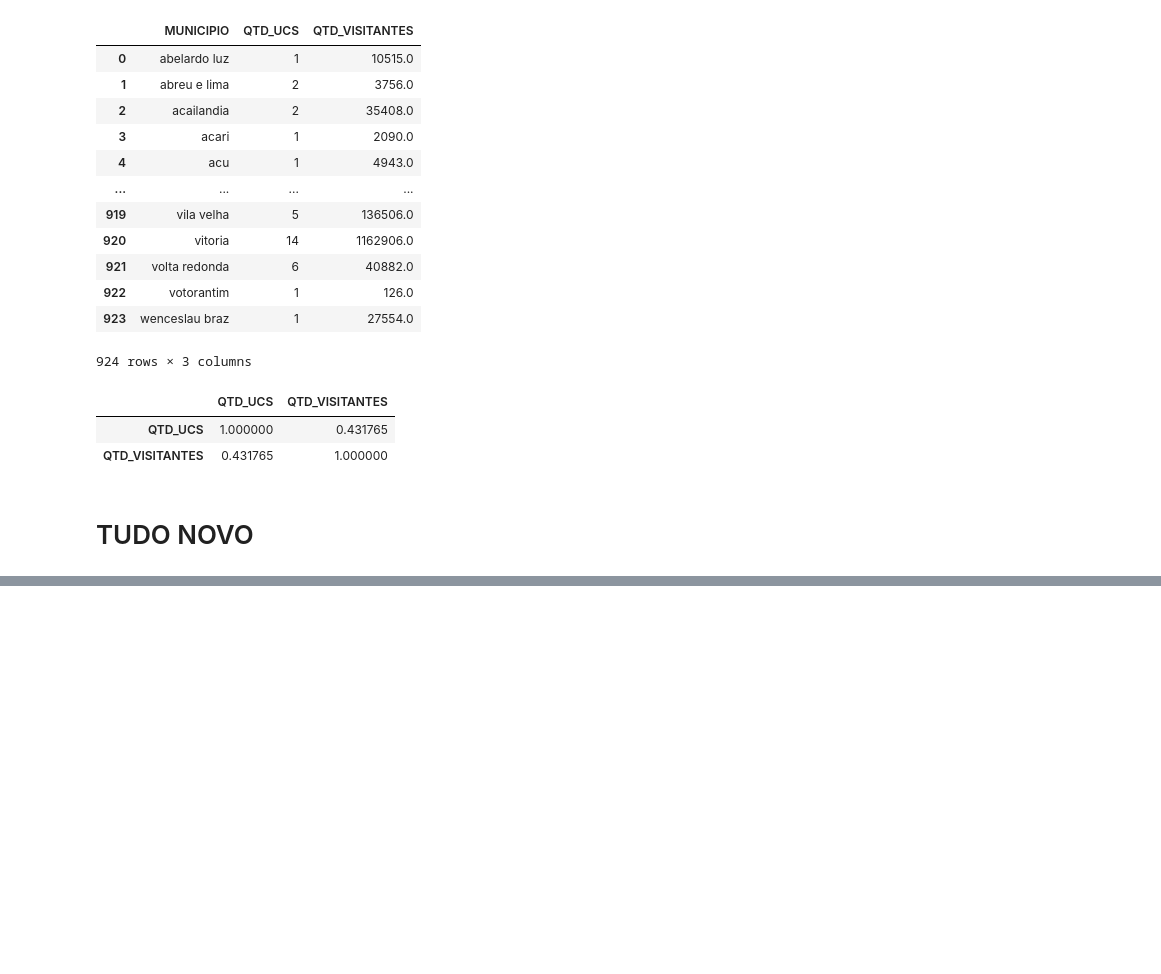
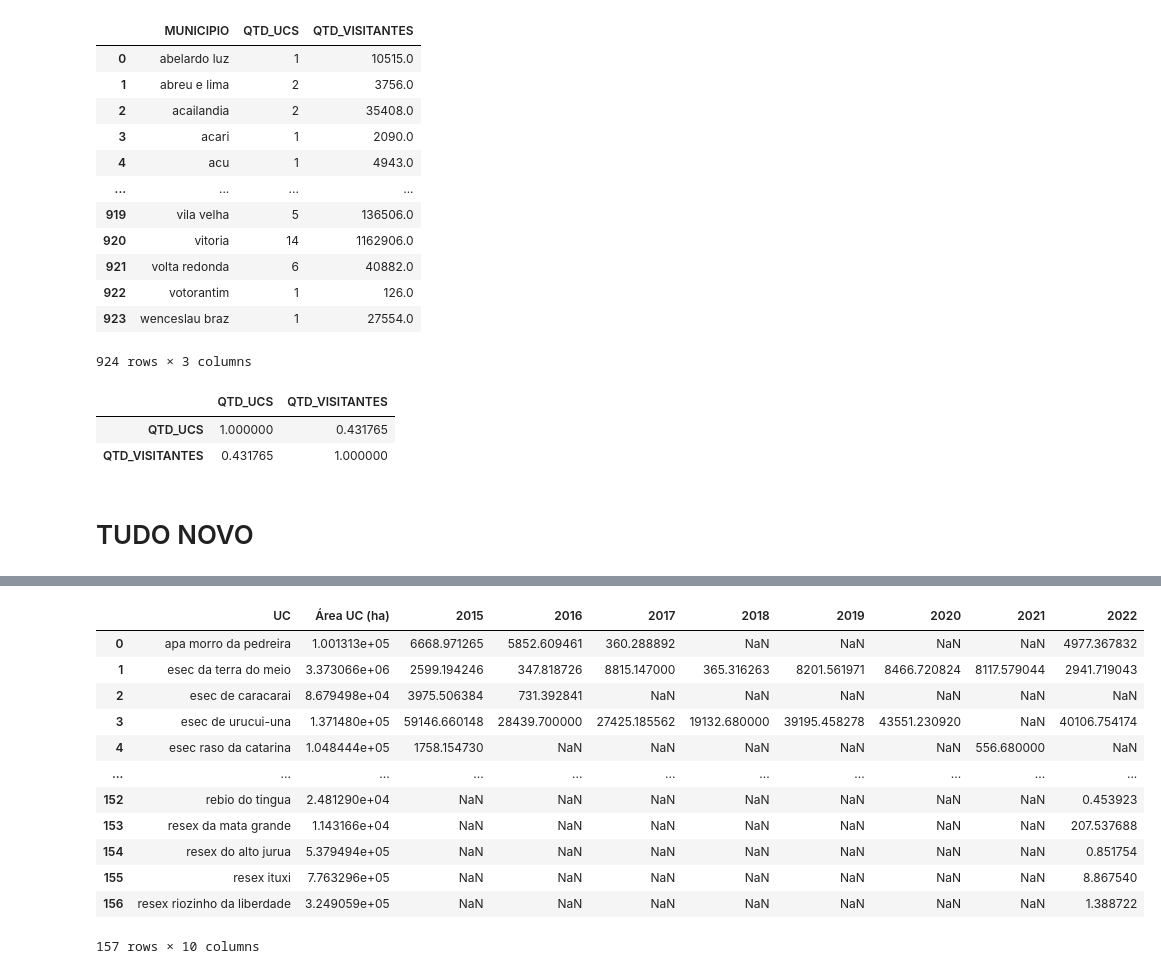
Before and after one commit to FrostPrice/kdd-queimadas-nas-ucs, a Jupyter notebook: KDD_UCs.ipynb, the cells around one changed output, grey strips where cells are left out. Drawn from its saved outputs; the diff is of its cells as text; code cells hidden in the pictures; blank space fills up the shorter version.

Commit message:
fix: adjust UC's fire dataframes merge

```diff
--- a/KDD_UCs.ipynb
+++ b/KDD_UCs.ipynb
@@ -239,68 +238,84 @@ queimadas_uc_2015 = pd.read_excel(f'{DATASETS_PATH}planilha-de-area-atingida-por
 ])
 
 queimadas_uc_2015.rename(columns={'Área Queimada (ha)': '2015'}, inplace=True)
+queimadas_uc_2015['UC'] = queimadas_uc_2015['UC'].str.lower().apply(unidecode)
 
 # 2016
 queimadas_uc_2016 = pd.read_excel(f'{DATASETS_PATH}planilha-de-area-atingida-por-fogo-historico-dgeo-3.xlsx', sheet_name='2016', usecols=[
     'Unidades de Conservação',
+    'Área UC (ha)',
     'Área Queimada (ha)'
 ])
 
 queimadas_uc_2016.rename(columns={'Unidades de Conservação': 'UC', 'Área Queimada (ha)': '2016'}, inplace=True)
+queimadas_uc_2016['UC'] = queimadas_uc_2016['UC'].str.lower().apply(unidecode)
 
 # 2017
 queimadas_uc_2017 = pd.read_excel(f'{DATASETS_PATH}planilha-de-area-atingida-por-fogo-historico-dgeo-3.xlsx', sheet_name='2017', usecols=[
     'Unidades de Conservação',
+    'Área UC (ha)',
     'Área Queimada (ha)'
 ])
 
 queimadas_uc_2017.rename(columns={'Unidades de Conservação': 'UC', 'Área Queimada (ha)': '2017'}, inplace=True)
+queimadas_uc_2017['UC'] = queimadas_uc_2017['UC'].str.lower().apply(unidecode)
 
 # 2018
 queimadas_uc_2018 = pd.read_excel(f'{DATASETS_PATH}planilha-de-area-atingida-por-fogo-historico-dgeo-3.xlsx', sheet_name='2018', usecols=[
     'Unidades de Conservação',
+    'Área UC (ha)',
     'Área Queimada (ha)'
 ])
 
 queimadas_uc_2018.rename(columns={'Unidades de Conservação': 'UC', 'Área Queimada (ha)': '2018'}, inplace=True)
+queimadas_uc_2018['UC'] = queimadas_uc_2018['UC'].str.lower().apply(unidecode)
 
 # 2019
 queimadas_uc_2019 = pd.read_excel(f'{DATASETS_PATH}planilha-de-area-atingida-por-fogo-historico-dgeo-3.xlsx', sheet_name='2019', usecols=[
     'Unidades de Conservação',
+    'Área UC (ha)',
     'Área Queimada (ha)'
 ])
 
 queimadas_uc_2019.rename(columns={'Unidades de Conservação': 'UC', 'Área Queimada (ha)': '2019'}, inplace=True)
+queimadas_uc_2019['UC'] = queimadas_uc_2019['UC'].str.lower().apply(unidecode)
 
 # 2020
 queimadas_uc_2020 = pd.read_excel(f'{DATASETS_PATH}planilha-de-area-atingida-por-fogo-historico-dgeo-3.xlsx', sheet_name='2020', usecols=[
     'Unidades de Conservação',
+    'Área UC (ha)',
     'Área Queimada (ha)'
 ])
 
 queimadas_uc_2020.rename(columns={'Unidades de Conservação': 'UC', 'Área Queimada (ha)': '2020'}, inplace=True)
+queimadas_uc_2020['UC'] = queimadas_uc_2020['UC'].str.lower().apply(unidecode)
 
 # 2021
 queimadas_uc_2021 = pd.read_excel(f'{DATASETS_PATH}planilha-de-area-atingida-por-fogo-historico-dgeo-3.xlsx', sheet_name='2021', usecols=[
     'Unidades de Conservação',
+    'Área UC (ha)',
     'Área Queimada (ha)'
 ])
 
 queimadas_uc_2021.rename(columns={'Unidades de Conservação': 'UC', 'Área Queimada (ha)': '2021'}, inplace=True)
+queimadas_uc_2021['UC'] = queimadas_uc_2021['UC'].str.lower().apply(unidecode)
 
 # 2022
 queimadas_uc_2022 = pd.read_excel(f'{DATASETS_PATH}planilha-de-area-atingida-por-fogo-historico-dgeo-3.xlsx', sheet_name='2022', usecols=[
     'Unidade de Conservação ',
+    'Área UC (ha) ',
     'Área total (ha) '
 ])
 
 queimadas_uc_2022.rename(
     columns={
         'Unidade de Conservação ': 'UC',
+        'Área UC (ha) ': 'Área UC (ha)',
         'Área total (ha) ': '2022'
     },
     inplace=True
 )
+queimadas_uc_2022['UC'] = queimadas_uc_2022['UC'].str.lower().apply(unidecode)
 
 print(queimadas_uc_2022.head())
 # %% [output]
@@ -340,0 +328,59 @@ display(queimadas_uc_df)
+# %%
+queimadas_uc = [
+    queimadas_uc_2015,
+    queimadas_uc_2016,
+    queimadas_uc_2017,
+    queimadas_uc_2018,
+    queimadas_uc_2019,
+    queimadas_uc_2020,
+    queimadas_uc_2021,
+    queimadas_uc_2022
+]
+
+def wide_por_ano(dfs, chave='UC', col_area='Área UC (ha)'):
+    anos_frames = []
+    areas_frames = []
+    for df in dfs:
+        df = df.copy()
+        # Detecta a coluna do ano (ex.: "2015")
+        ano_cols = [c for c in df.columns if re.fullmatch(r'\d{4}', str(c))]
+        if len(ano_cols) != 1:
+            raise ValueError(f'Esperava 1 coluna de ano em {df.columns}, achei {ano_cols}')
+        ano = ano_cols[0]
+
+        # Garante 1 linha por UC (se houver duplicatas, leva o primeiro valor)
+        df = df.groupby(chave, as_index=False).agg({col_area: 'first', ano: 'first'})
+
+        anos_frames.append(df.set_index(chave)[[ano]])
+        areas_frames.append(df.set_index(chave)[[col_area]])
+
+    # Junta todos os anos lado a lado (outer join pelo índice UC)
+    wide = pd.concat(anos_frames, axis=1)
+
+    # Escolhe a área: primeiro valor não nulo entre os DFs
+    area_unificada = pd.concat(areas_frames, axis=1).bfill(axis=1).iloc[:, 0]
+    area_unificada.name = col_area
+
+    # Monta resultado final: UC, Área, anos (ordenados)
+    out = pd.concat([area_unificada, wide], axis=1).reset_index()
+    anos_ordenados = sorted([c for c in out.columns if re.fullmatch(r'\d{4}', str(c))])
+    out = out[[chave, col_area] + anos_ordenados]
+    return out
+
+queimadas_uc_df = wide_por_ano(queimadas_uc)
+
+display(queimadas_uc_df)
+# %% [output]
+|  | UC | Área UC (ha) | 2015 | 2016 | 2017 | 2018 | 2019 | 2020 | 2021 | 2022 |
+| 0 | apa morro da pedreira | 1.001313e+05 | 6668.971265 | 5852.609461 | 360.288892 | NaN | NaN | NaN | NaN | 4977.367832 |
+| 1 | esec da terra do meio | 3.373066e+06 | 2599.194246 | 347.818726 | 8815.147000 | 365.316263 | 8201.561971 | 8466.720824 | 8117.579044 | 2941.719043 |
+| 2 | esec de caracarai | 8.679498e+04 | 3975.506384 | 731.392841 | NaN | NaN | NaN | NaN | NaN | NaN |
+| 3 | esec de urucui-una | 1.371480e+05 | 59146.660148 | 28439.700000 | 27425.185562 | 19132.680000 | 39195.458278 | 43551.230920 | NaN | 40106.754174 |
+| 4 | esec raso da catarina | 1.048444e+05 | 1758.154730 | NaN | NaN | NaN | NaN | NaN | 556.680000 | NaN |
+| ... | ... | ... | ... | ... | ... | ... | ... | ... | ... | ... |
+| 152 | rebio do tingua | 2.481290e+04 | NaN | NaN | NaN | NaN | NaN | NaN | NaN | 0.453923 |
+| 153 | resex da mata grande | 1.143166e+04 | NaN | NaN | NaN | NaN | NaN | NaN | NaN | 207.537688 |
+| 154 | resex do alto jurua | 5.379494e+05 | NaN | NaN | NaN | NaN | NaN | NaN | NaN | 0.851754 |
+| 155 | resex ituxi | 7.763296e+05 | NaN | NaN | NaN | NaN | NaN | NaN | NaN | 8.867540 |
+| 156 | resex riozinho da liberdade | 3.249059e+05 | NaN | NaN | NaN | NaN | NaN | NaN | NaN | 1.388722 |
+157 rows × 10 columns
```
Also changed, not shown: parts of 3 cells of this notebook.
